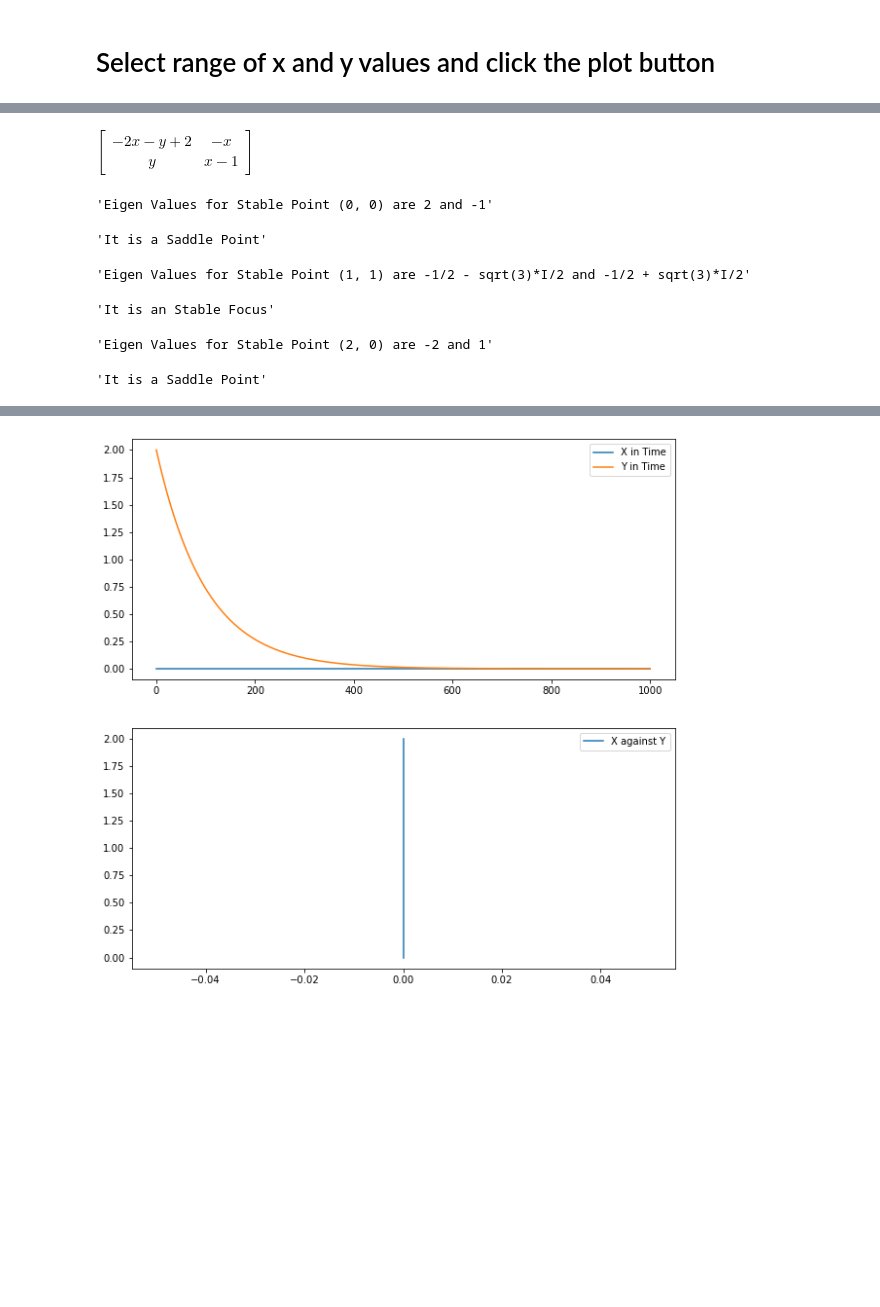
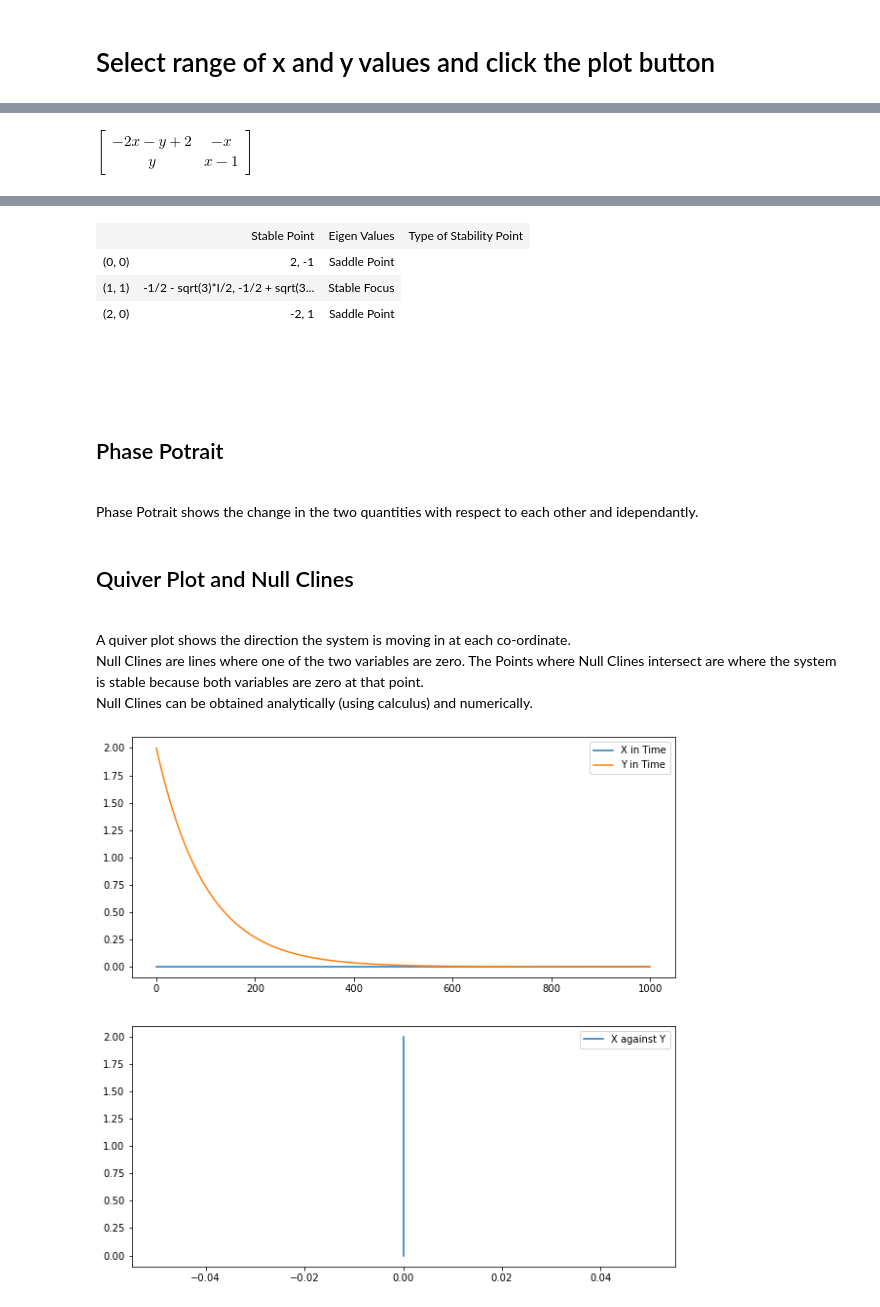
Before and after one commit to 104H/neuropynamics, a Jupyter notebook: notebooks/pplane.ipynb, the cells around one changed output, grey strips where cells are left out. Cells and saved outputs as stored; diff of their text form; code cells hidden in the pictures; blank space fills up the shorter version.

```diff
--- a/notebooks/pplane.ipynb
+++ b/notebooks/pplane.ipynb
@@ -208,5 +231,11 @@ display(renderButton)
 
 @renderButton.on_click
 def renderButtonOnClick(b):
+    clear_output()
+
+    display(y_range_slider)
+    display(x_range_slider)
+    display(renderButton)
+
     on_change()
 # %% [output]
@@ -214,7 +247 @@ def renderButtonOnClick(b):
 $\displaystyle \left[\begin{matrix}- 2 x - y + 2 & - x\\y & x - 1\end{matrix}\right]$
-'Eigen Values for Stable Point (0, 0) are 2 and -1'
-'It is a Saddle Point'
-'Eigen Values for Stable Point (1, 1) are -1/2 - sqrt(3)*I/2 and -1/2 + sqrt(3)*I/2'
-'It is an Stable Focus'
-'Eigen Values for Stable Point (2, 0) are -2 and 1'
-'It is a Saddle Point'
@@ -221,2 +249,12 @@ $\displaystyle \left[\begin{matrix}- 2 x - y + 2 & - x\\y & x - 1\end{matrix}\ri
+|  | Stable Point | Eigen Values | Type of Stability Point |
+| (0, 0) | 2, -1 | Saddle Point |
+| (1, 1) | -1/2 - sqrt(3)*I/2, -1/2 + sqrt(3... | Stable Focus |
+| (2, 0) | -2, 1 | Saddle Point |
+Phase Potrait
+Phase Potrait shows the change in the two quantities with respect to each other and idependantly.
+Quiver Plot and Null Clines
+A quiver plot shows the direction the system is moving in at each co-ordinate.
+Null Clines are lines where one of the two variables are zero. The Points where Null Clines intersect are where the system is stable because both variables are zero at that point.
+Null Clines can be obtained analytically (using calculus) and numerically.
 [figure]
 [figure]
```
Also changed, not shown: parts of 3 cells of this notebook.
